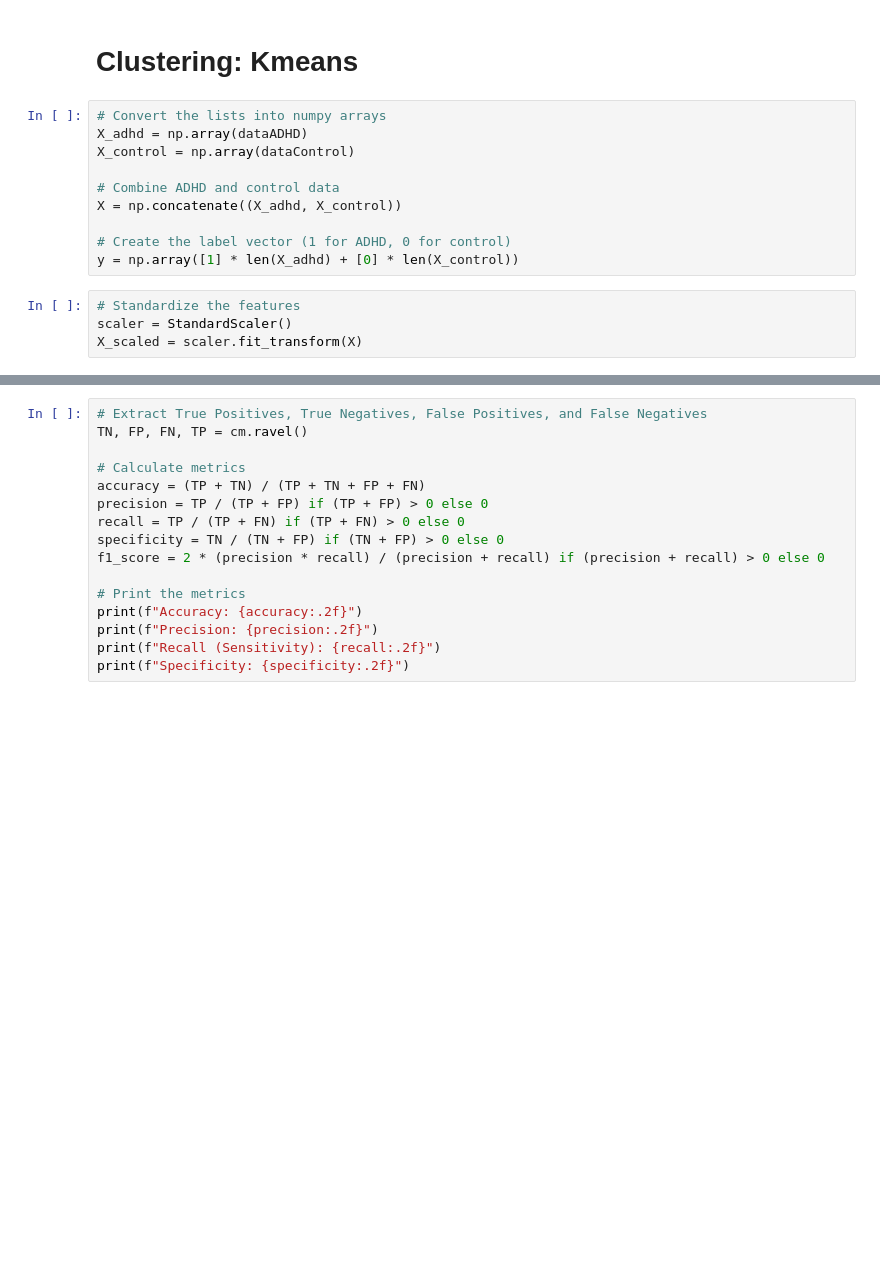
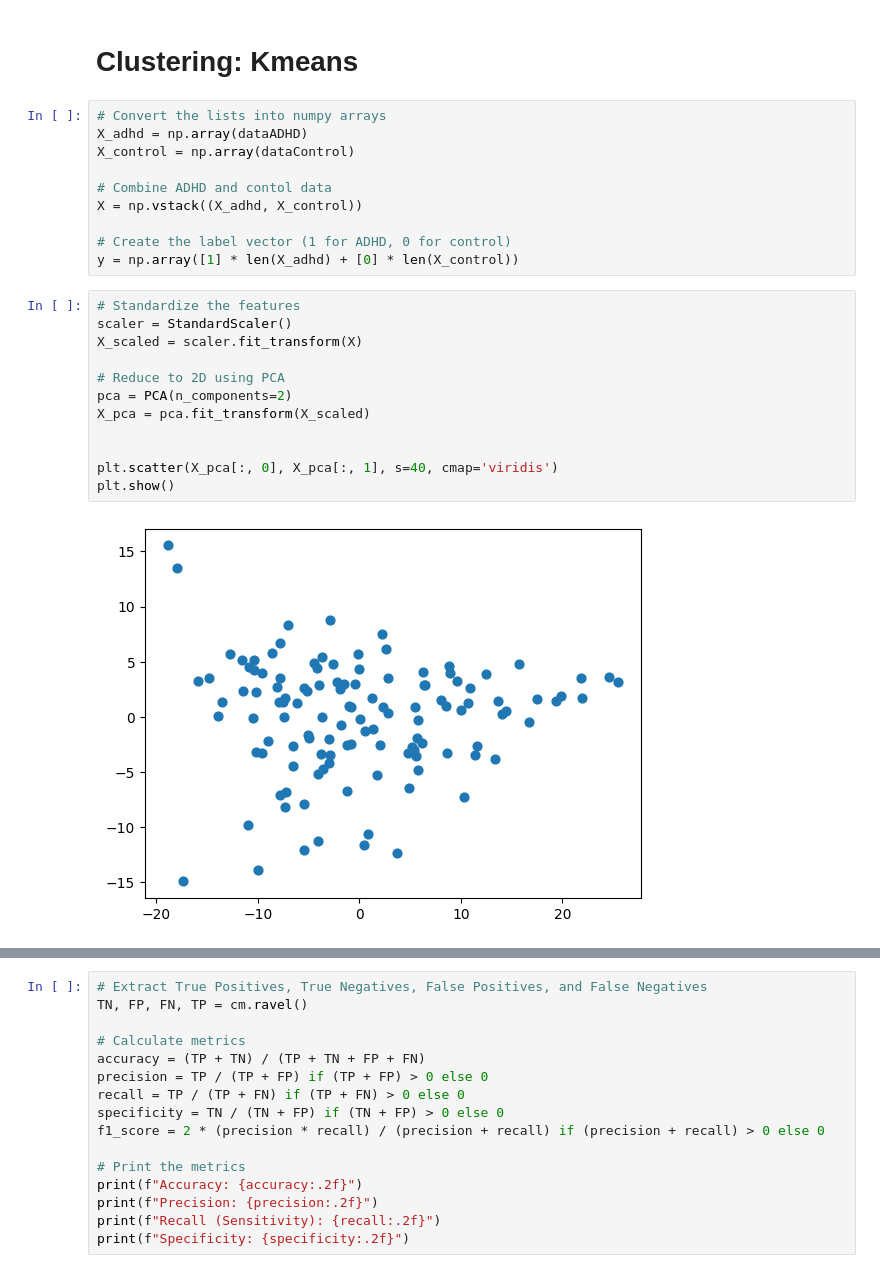
Before and after one commit to Bishara10/EEG-Classification, a Jupyter notebook: EEG_Classification.ipynb, the cells around one changed output, grey strips where cells are left out. Saved outputs shown, nothing was run; the diff lists cells and outputs as text; blank space fills up the shorter version.

```diff
--- a/EEG_Classification.ipynb
+++ b/EEG_Classification.ipynb
@@ -193,15 +186,25 @@ len(dataControl)
 X_adhd = np.array(dataADHD)
 X_control = np.array(dataControl)
 
-# Combine ADHD and control data
-X = np.concatenate((X_adhd, X_control))
+# Combine ADHD and contol data
+X = np.vstack((X_adhd, X_control))
 
 # Create the label vector (1 for ADHD, 0 for control)
 y = np.array([1] * len(X_adhd) + [0] * len(X_control))
-# %%
-# Standardize the features
-scaler = StandardScaler()
-X_scaled = scaler.fit_transform(X)
+# %%
+# Standardize the features
+scaler = StandardScaler()
+X_scaled = scaler.fit_transform(X)
+
+# Reduce to 2D using PCA
+pca = PCA(n_components=2)
+X_pca = pca.fit_transform(X_scaled)
+
+
+plt.scatter(X_pca[:, 0], X_pca[:, 1], s=40, cmap='viridis')
+plt.show()
+# %% [output]
+[figure, added]
 # %%
 # Initialize the KMeans model with 2 clusters (ADHD and Control)
 kmeans = KMeans(n_clusters=2, n_init=12, random_state=42)
```
Also changed, not shown: parts of 6 cells of this notebook.
